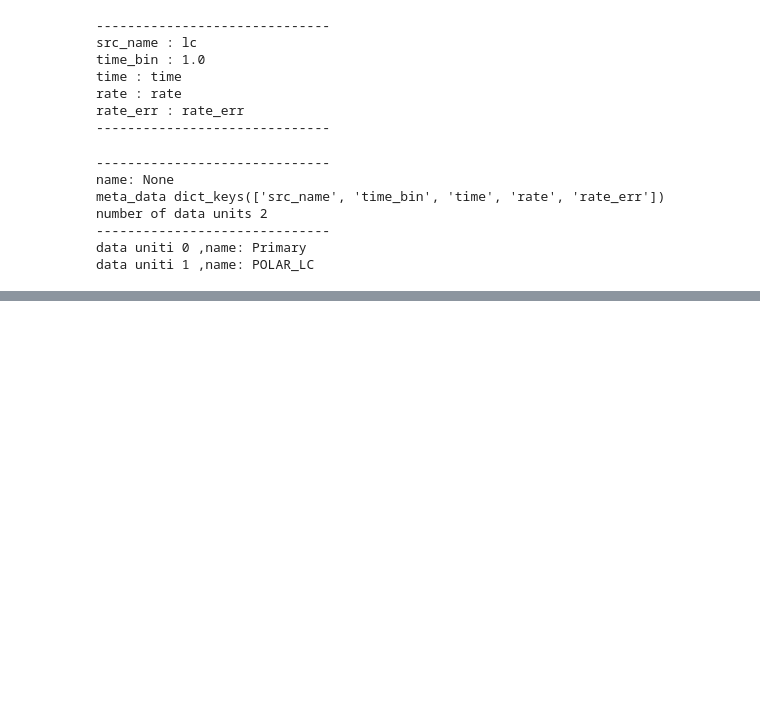
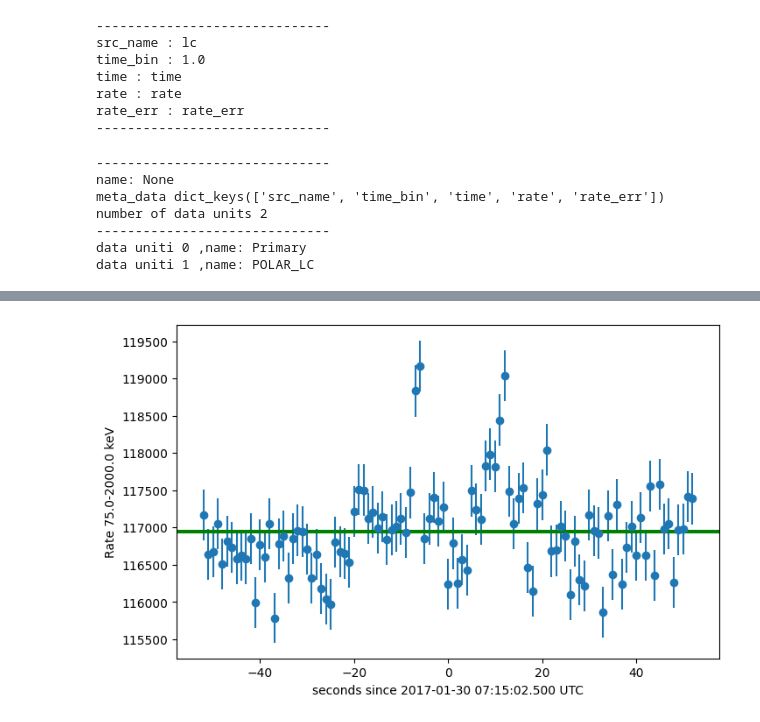
Before and after one commit to oda-hub/tutorials, a Jupyter notebook: 2025-12-AstroORDAS/combine_lightcurves.ipynb, the cells around one changed output, grey strips where cells are left out. Cells and saved outputs as stored; diff of their text form; code cells hidden in the pictures; blank space fills up the shorter version.

```diff
--- a/2025-12-AstroORDAS/combine_lightcurves.ipynb
+++ b/2025-12-AstroORDAS/combine_lightcurves.ipynb
@@ -157,0 +196,5 @@ combined_lc = outp # oda:ODAPictureProduct
+# %%
+lc_acs = oda_plot.OdaLightCurve(data_collection_spi)
+lc_acs.show()
+# %% [output]
+[figure, added]
```
Also changed, not shown: parts of 18 cells of this notebook, 1 other file.
